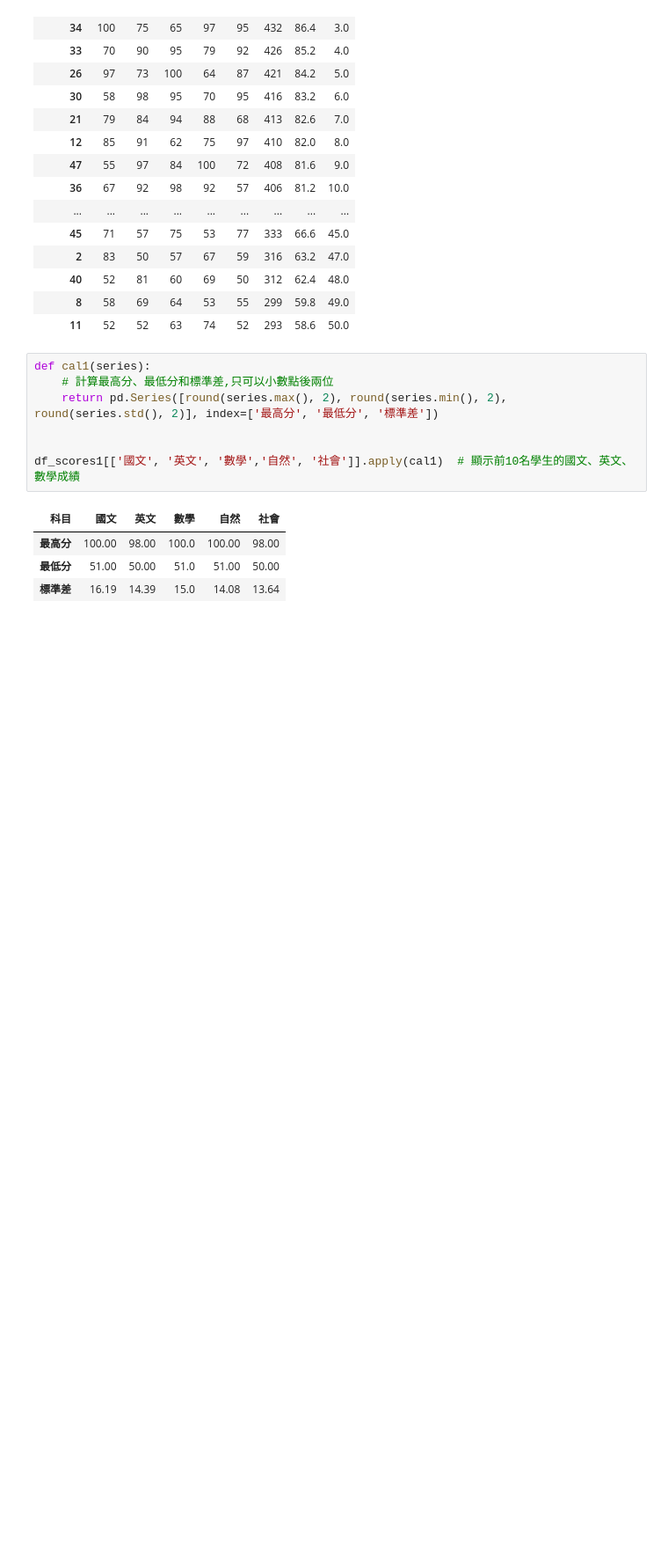
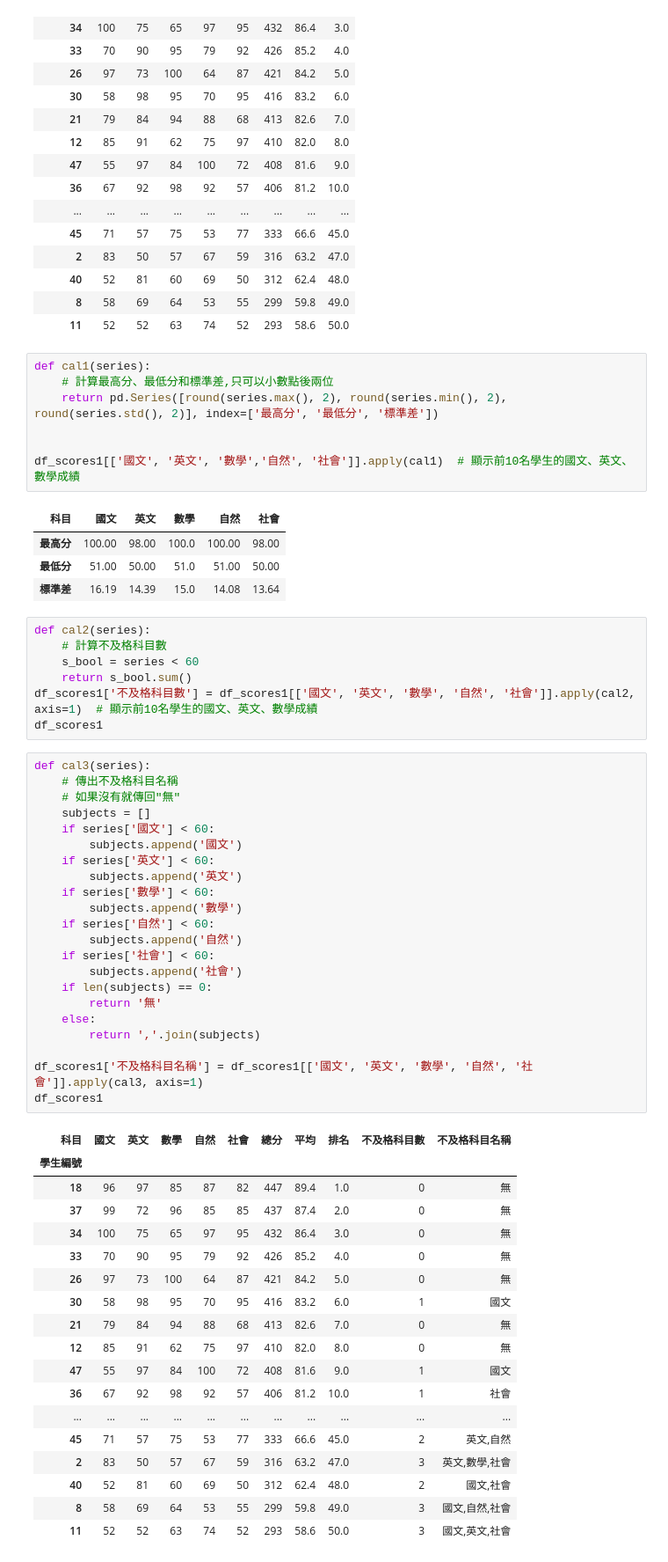
Before and after one commit to roberthsu2003/__2025_10_14_2_4_ai__, a Jupyter notebook: lesson17/lesson17_5.ipynb, the cells around one changed output. Shown: that part at 88% size. Drawn from its saved outputs; the diff is of its cells as text; blank space fills up the shorter version.

```diff
--- a/lesson17/lesson17_5.ipynb
+++ b/lesson17/lesson17_5.ipynb
@@ -50,3 +50,51 @@ df_scores1[['國文', '英文', '數學','自然', '社會']].apply(cal1)  # 顯
 | 最高分 | 100.00 | 98.00 | 100.0 | 100.00 | 98.00 |
 | 最低分 | 51.00 | 50.00 | 51.0 | 51.00 | 50.00 |
 | 標準差 | 16.19 | 14.39 | 15.0 | 14.08 | 13.64 |
+# %%
+def cal2(series):
+    # 計算不及格科目數
+    s_bool = series < 60
+    return s_bool.sum()
+df_scores1['不及格科目數'] = df_scores1[['國文', '英文', '數學', '自然', '社會']].apply(cal2, axis=1)  # 顯示前10名學生的國文、英文、數學成績
+df_scores1
+# %%
+def cal3(series):
+    # 傳出不及格科目名稱
+    # 如果沒有就傳回"無"
+    subjects = []
+    if series['國文'] < 60:
+        subjects.append('國文')
+    if series['英文'] < 60:
+        subjects.append('英文')
+    if series['數學'] < 60:
+        subjects.append('數學')
+    if series['自然'] < 60:
+        subjects.append('自然')
+    if series['社會'] < 60:
+        subjects.append('社會')
+    if len(subjects) == 0:
+        return '無'
+    else:
+        return ','.join(subjects)
+
+df_scores1['不及格科目名稱'] = df_scores1[['國文', '英文', '數學', '自然', '社會']].apply(cal3, axis=1)
+df_scores1
+# %% [output]
+| 科目 | 國文 | 英文 | 數學 | 自然 | 社會 | 總分 | 平均 | 排名 | 不及格科目數 | 不及格科目名稱 |
+| 學生編號 |  |  |  |  |  |  |  |  |  |  |
+| 18 | 96 | 97 | 85 | 87 | 82 | 447 | 89.4 | 1.0 | 0 | 無 |
+| 37 | 99 | 72 | 96 | 85 | 85 | 437 | 87.4 | 2.0 | 0 | 無 |
+| 34 | 100 | 75 | 65 | 97 | 95 | 432 | 86.4 | 3.0 | 0 | 無 |
+| 33 | 70 | 90 | 95 | 79 | 92 | 426 | 85.2 | 4.0 | 0 | 無 |
+| 26 | 97 | 73 | 100 | 64 | 87 | 421 | 84.2 | 5.0 | 0 | 無 |
+| 30 | 58 | 98 | 95 | 70 | 95 | 416 | 83.2 | 6.0 | 1 | 國文 |
+| 21 | 79 | 84 | 94 | 88 | 68 | 413 | 82.6 | 7.0 | 0 | 無 |
+| 12 | 85 | 91 | 62 | 75 | 97 | 410 | 82.0 | 8.0 | 0 | 無 |
+| 47 | 55 | 97 | 84 | 100 | 72 | 408 | 81.6 | 9.0 | 1 | 國文 |
+| 36 | 67 | 92 | 98 | 92 | 57 | 406 | 81.2 | 10.0 | 1 | 社會 |
+| ... | ... | ... | ... | ... | ... | ... | ... | ... | ... | ... |
+| 45 | 71 | 57 | 75 | 53 | 77 | 333 | 66.6 | 45.0 | 2 | 英文,自然 |
+| 2 | 83 | 50 | 57 | 67 | 59 | 316 | 63.2 | 47.0 | 3 | 英文,數學,社會 |
+| 40 | 52 | 81 | 60 | 69 | 50 | 312 | 62.4 | 48.0 | 2 | 國文,社會 |
+| 8 | 58 | 69 | 64 | 53 | 55 | 299 | 59.8 | 49.0 | 3 | 國文,自然,社會 |
+| 11 | 52 | 52 | 63 | 74 | 52 | 293 | 58.6 | 50.0 | 3 | 國文,英文,社會 |
```
